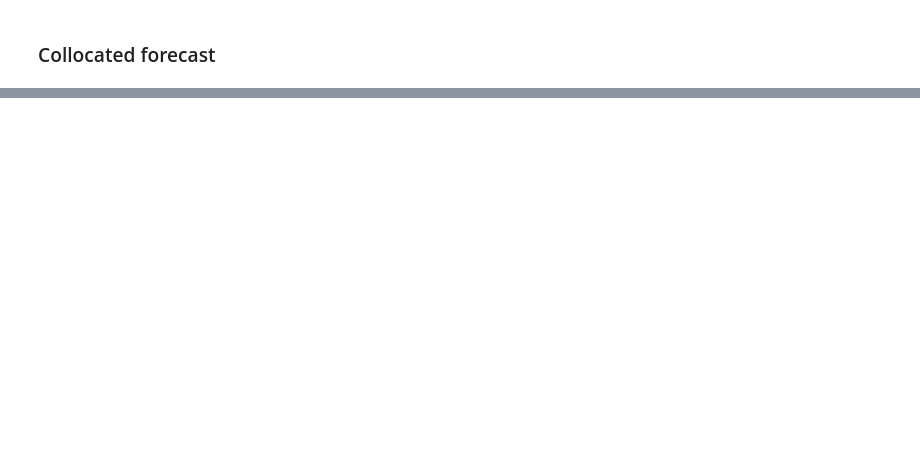
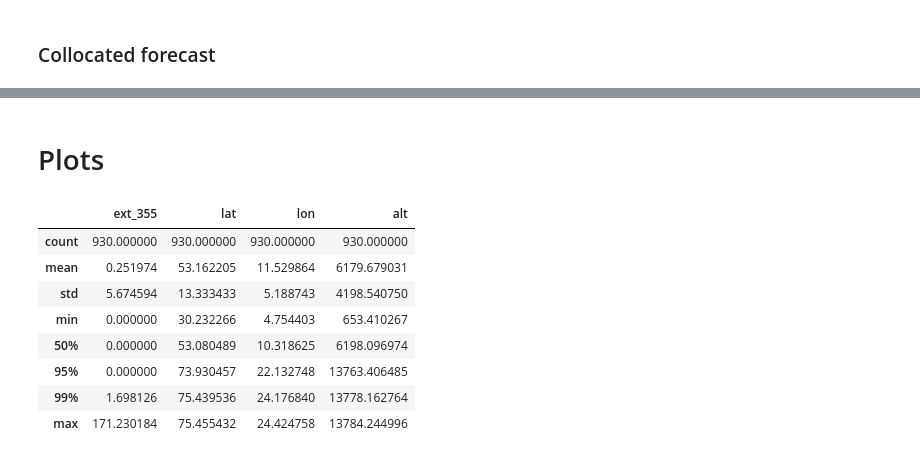
Before and after one commit to avaldebe/pynb, a Jupyter notebook: ADM/CAST from NetCDF.ipynb, the cells around one changed output, grey strips where cells are left out. Saved outputs shown, nothing was run; the diff lists cells and outputs as text; code cells hidden in the pictures; blank space fills up the shorter version.

```diff
--- a/ADM/CAST from NetCDF.ipynb
+++ b/ADM/CAST from NetCDF.ipynb
@@ -83,6 +91,11 @@ if ncfile['topomodel']:
     topo["lon"] = emep.lon
     topo["lat"] = emep.lat
     emep["alt"] += topo
+
+# fix units: file says 1/m
+emep['EXT_350nm'] *= 1e3 # 1/m to 1e-3/m
+emep['EXT_350nm'].attrs['units'] = "1/km"
+
 emep
 # %% [output]
 <xarray.Dataset>
@@ -127,0 +120,8 @@ Attributes:
+# %%
+adm = xr.open_dataset(ncfile['admaeolus'][0])
+
+# fix units: file says 1/m but it is 1/Mm
+adm['ec355aer'] *= 1e-3 # 1e-6/m to 1e-3/m
+adm['ec355aer'].attrs['units'] = "1/km"
+
+adm
@@ -245,3 +263,21 @@ Attributes:
     current_date_first:  [2018   12   31    0]
     numberofrecords:     25
     current_date_last:   [2019    1    1    0]
+# %% [markdown]
+# Plots
+# %%
+obs = adm.rename({
+    'altitude':'alt','latitude':'lat','longitude':'lon','ec355aer':'ext_355'
+}).drop('bs355aer').to_dataframe()
+
+obs.describe(percentiles=[.95, .99])
+# %% [output]
+|  | ext_355 | lat | lon | alt |
+| count | 930.000000 | 930.000000 | 930.000000 | 930.000000 |
+| mean | 0.251974 | 53.162205 | 11.529864 | 6179.679031 |
+| std | 5.674594 | 13.333433 | 5.188743 | 4198.540750 |
+| min | 0.000000 | 30.232266 | 4.754403 | 653.410267 |
+| 50% | 0.000000 | 53.080489 | 10.318625 | 6198.096974 |
+| 95% | 0.000000 | 73.930457 | 22.132748 | 13763.406485 |
+| 99% | 1.698126 | 75.439536 | 24.176840 | 13778.162764 |
+| max | 171.230184 | 75.455432 | 24.424758 | 13784.244996 |
```
Also changed, not shown: parts of 17 cells of this notebook, 2 other files.
